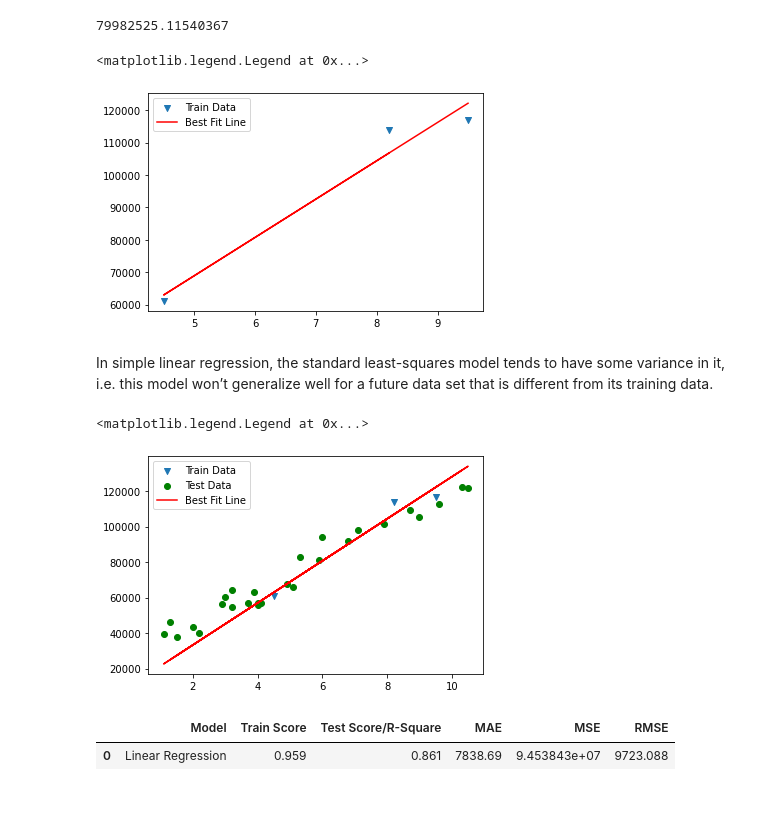
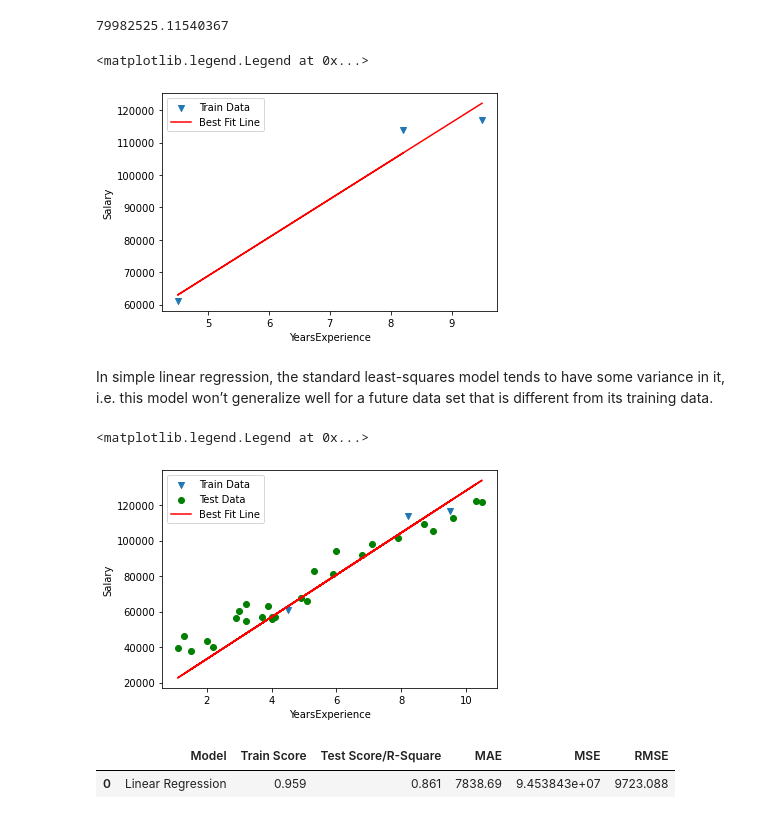
Before and after one commit to sebastianbirk/datascience-bootcamp, a Jupyter notebook: content/05_supervised_machine_learning/Day_1_Lecture Notes PART1 & PART2.ipynb, the cells around one changed output. Cells and saved outputs as stored; diff of their text form; code cells hidden in the pictures.

```diff
--- a/content/05_supervised_machine_learning/Day_1_Lecture Notes PART1 & PART2.ipynb
+++ b/content/05_supervised_machine_learning/Day_1_Lecture Notes PART1 & PART2.ipynb
@@ -236,10 +241,12 @@ print(RSS)
 import matplotlib.pyplot as plt
 plt.scatter(X_train, y_train, marker = 'v', label="Train Data")
 plt.plot(X_train, y_train_pred, c='red', label="Best Fit Line")
+plt.xlabel('YearsExperience')
+plt.ylabel('Salary')
 plt.legend()
 # %% [output]
 <matplotlib.legend.Legend at 0x...>
-[figure, old version]
+[figure, new version]
 # %% [markdown]
 In simple linear regression, the standard least-squares model tends to have some variance in it, i.e. this model won’t generalize well for a future data set that is different from its training data.
 # %%
@@ -248,11 +255,13 @@ y_pred = lrmodel.predict(X_test)
 # %%
 plt.scatter(X_train, y_train, marker = 'v', label="Train Data")
 plt.scatter(X_test, y_test, c='green', label="Test Data")
 plt.plot(X_test, y_pred, c='red', label="Best Fit Line")
+plt.xlabel('YearsExperience')
+plt.ylabel('Salary')
 plt.legend()
 # %% [output]
 <matplotlib.legend.Legend at 0x...>
-[figure, old version]
+[figure, new version]
 # %%
 #Evaluation Metrics
 from sklearn.metrics import mean_absolute_error, mean_squared_error, mean_squared_log_error, r2_score
```
Also changed, not shown: parts of 6 cells of this notebook.
